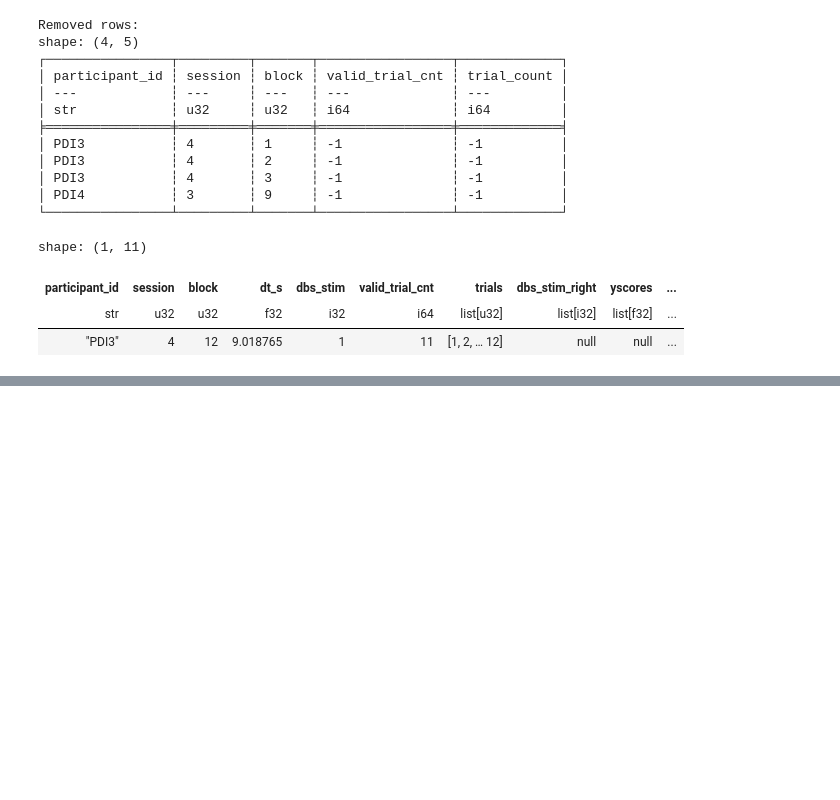
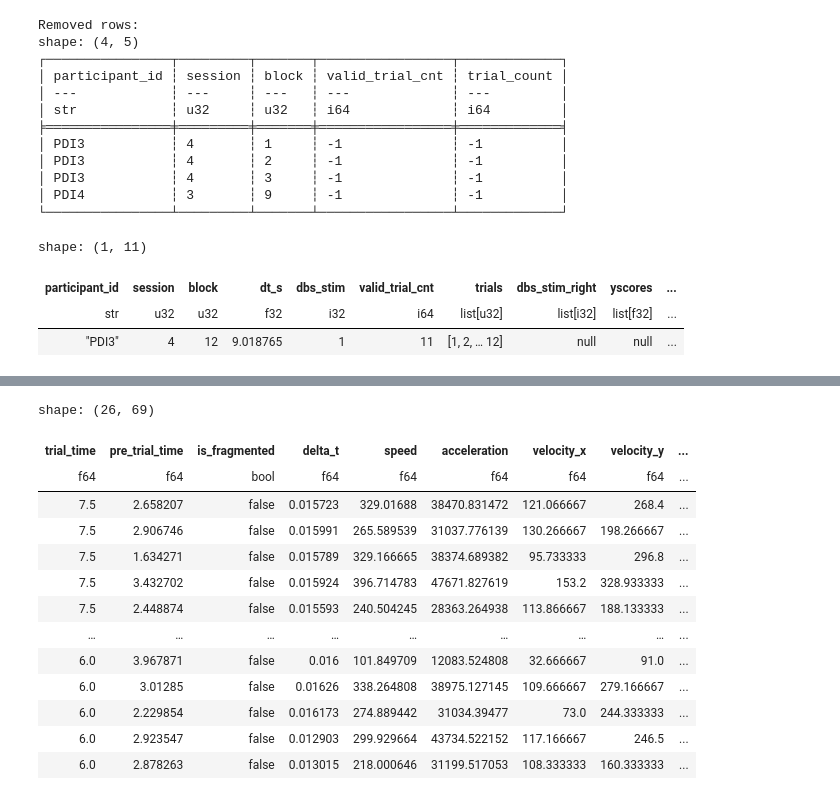
Before and after one commit to mirklys/latent-neural-dynamics-modeling, a Jupyter notebook: notebooks/data_analysis/table_labels.ipynb, the cells around one changed output, grey strips where cells are left out. Drawn from its saved outputs; the diff is of its cells as text; code cells hidden in the pictures; blank space fills up the shorter version.

```diff
--- a/notebooks/data_analysis/table_labels.ipynb
+++ b/notebooks/data_analysis/table_labels.ipynb
@@ -212,0 +232,17 @@ shape: (144, 35)
+# %%
+df.filter(pl.col("trial_time") < 9)
+# %% [output]
+shape: (26, 69)
+| trial_time | pre_trial_time | is_fragmented | delta_t | speed | acceleration | velocity_x | velocity_y | ... |
+| f64 | f64 | bool | f64 | f64 | f64 | f64 | f64 | ... |
+| 7.5 | 2.658207 | false | 0.015723 | 329.01688 | 38470.831472 | 121.066667 | 268.4 | ... |
+| 7.5 | 2.906746 | false | 0.015991 | 265.589539 | 31037.776139 | 130.266667 | 198.266667 | ... |
+| 7.5 | 1.634271 | false | 0.015789 | 329.166665 | 38374.689382 | 95.733333 | 296.8 | ... |
+| 7.5 | 3.432702 | false | 0.015924 | 396.714783 | 47671.827619 | 153.2 | 328.933333 | ... |
+| 7.5 | 2.448874 | false | 0.015593 | 240.504245 | 28363.264938 | 113.866667 | 188.133333 | ... |
+| … | … | … | … | … | … | … | … | ... |
+| 6.0 | 3.967871 | false | 0.016 | 101.849709 | 12083.524808 | 32.666667 | 91.0 | ... |
+| 6.0 | 3.01285 | false | 0.01626 | 338.264808 | 38975.127145 | 109.666667 | 279.166667 | ... |
+| 6.0 | 2.229854 | false | 0.016173 | 274.889442 | 31034.39477 | 73.0 | 244.333333 | ... |
+| 6.0 | 2.923547 | false | 0.012903 | 299.929664 | 43734.522152 | 117.166667 | 246.5 | ... |
+| 6.0 | 2.878263 | false | 0.013015 | 218.000646 | 31199.517053 | 108.333333 | 160.333333 | ... |
```
Also changed, not shown: parts of 4 cells of this notebook, 7 other files.
